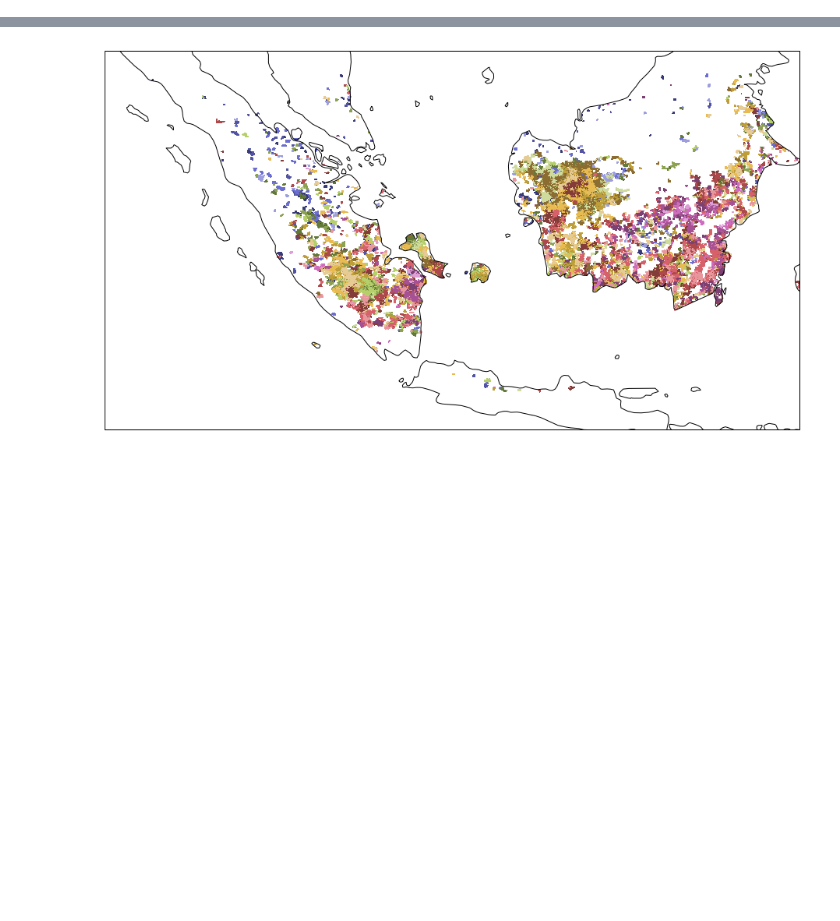
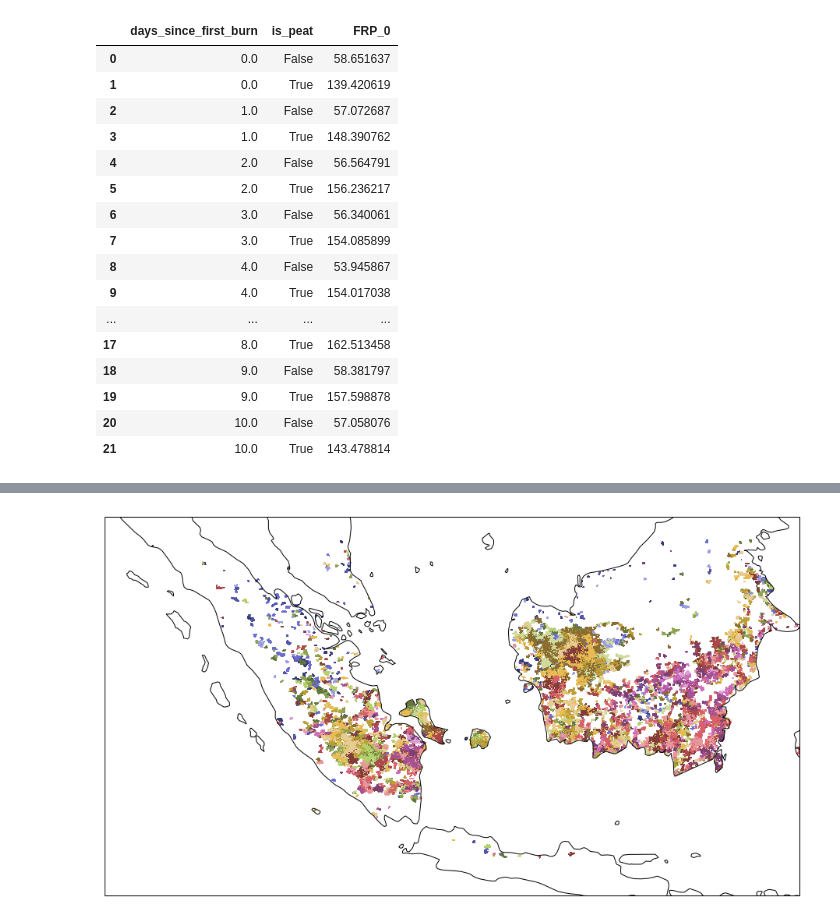
Before and after one commit to gridl/kcl-fire-aot, a Jupyter notebook: notebooks/Fire Type Identification V2.ipynb, the cells around one changed output, grey strips where cells are left out. Drawn from its saved outputs; the diff is of its cells as text; code cells hidden in the pictures; blank space fills up the shorter version.

```diff
--- a/notebooks/Fire Type Identification V2.ipynb
+++ b/notebooks/Fire Type Identification V2.ipynb
@@ -79,0 +145,20 @@ subset_fires_df = pd.merge(fires_df, fires_df_samples, on='fire_id')
+# %%
+plot_df.groupby(['days_since_first_burn', 'is_peat'], as_index=False).agg({'FRP_0':np.mean})
+# %% [output]
+|  | days_since_first_burn | is_peat | FRP_0 |
+| 0 | 0.0 | False | 58.651637 |
+| 1 | 0.0 | True | 139.420619 |
+| 2 | 1.0 | False | 57.072687 |
+| 3 | 1.0 | True | 148.390762 |
+| 4 | 2.0 | False | 56.564791 |
+| 5 | 2.0 | True | 156.236217 |
+| 6 | 3.0 | False | 56.340061 |
+| 7 | 3.0 | True | 154.085899 |
+| 8 | 4.0 | False | 53.945867 |
+| 9 | 4.0 | True | 154.017038 |
+| ... | ... | ... | ... |
+| 17 | 8.0 | True | 162.513458 |
+| 18 | 9.0 | False | 58.381797 |
+| 19 | 9.0 | True | 157.598878 |
+| 20 | 10.0 | False | 57.058076 |
+| 21 | 10.0 | True | 143.478814 |
```
Also changed, not shown: parts of 17 cells of this notebook.
